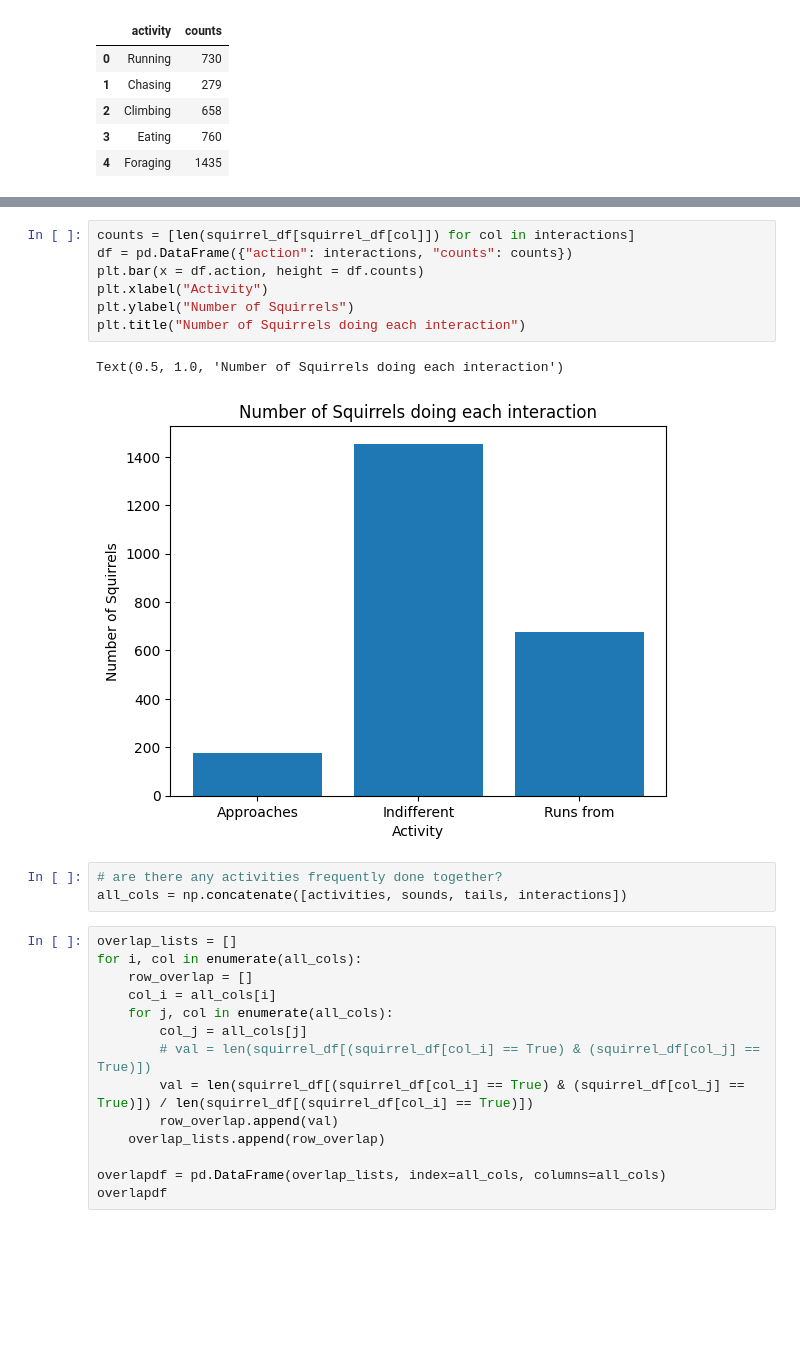
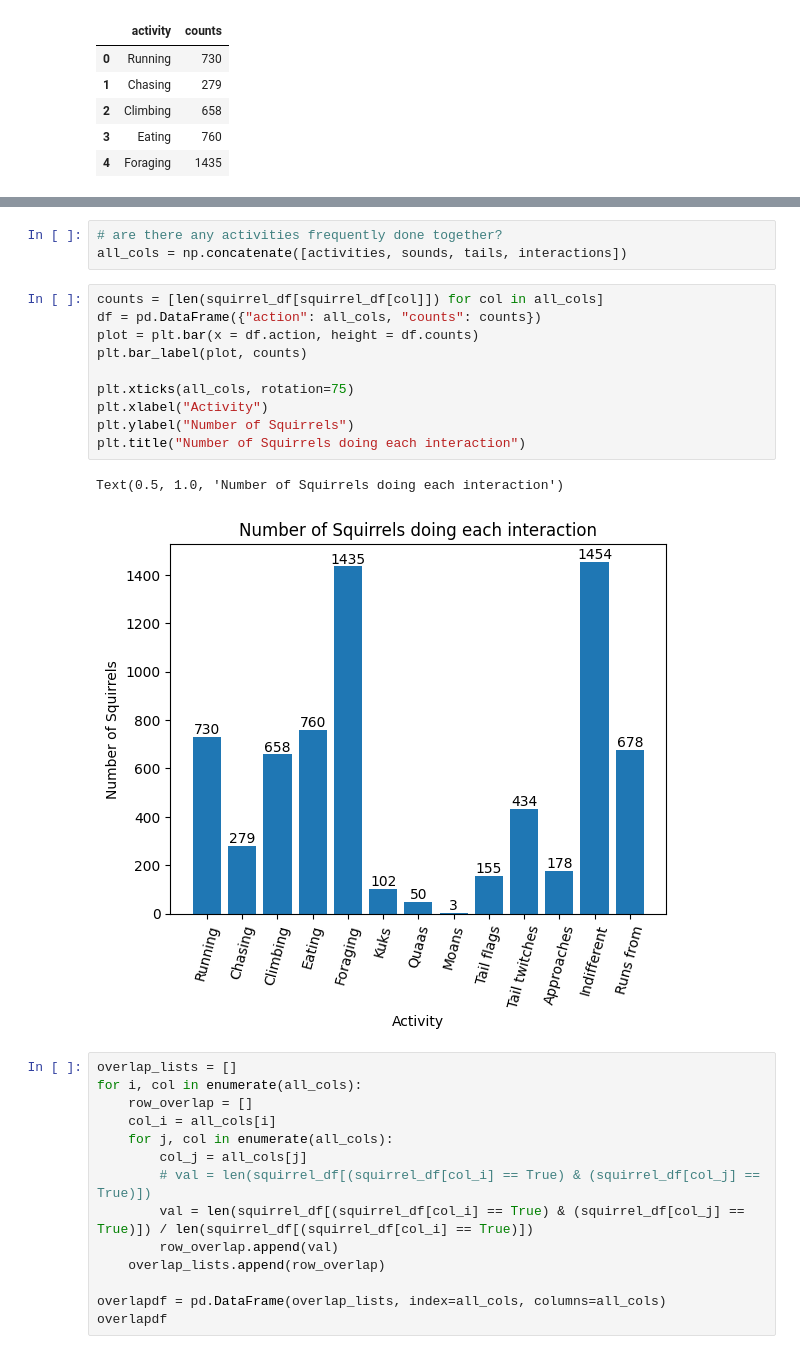
Before and after one commit to archiparekh/nyc-squirrels-hacker-hour, a Jupyter notebook: final.ipynb, the cells around one changed output, grey strips where cells are left out. Drawn from its saved outputs; the diff is of its cells as text; blank space fills up the shorter version.

```diff
--- a/final.ipynb
+++ b/final.ipynb
@@ -254,16 +217,19 @@ Text(0.5, 1.0, 'Number of Squirrels doing each tail motion')
-# %%
-counts = [len(squirrel_df[squirrel_df[col]]) for col in interactions]
-df = pd.DataFrame({"action": interactions, "counts": counts})
-plt.bar(x = df.action, height = df.counts)
-plt.xlabel("Activity")
-plt.ylabel("Number of Squirrels")
-plt.title("Number of Squirrels doing each interaction")
-# %% [output]
-Text(0.5, 1.0, 'Number of Squirrels doing each interaction')
-[figure, removed]
 # %%
 # are there any activities frequently done together?
 all_cols = np.concatenate([activities, sounds, tails, interactions])
+# %%
+counts = [len(squirrel_df[squirrel_df[col]]) for col in all_cols]
+df = pd.DataFrame({"action": all_cols, "counts": counts})
+plot = plt.bar(x = df.action, height = df.counts)
+plt.bar_label(plot, counts)
+
+plt.xticks(all_cols, rotation=75)
+plt.xlabel("Activity")
+plt.ylabel("Number of Squirrels")
+plt.title("Number of Squirrels doing each interaction")
+# %% [output]
+Text(0.5, 1.0, 'Number of Squirrels doing each interaction')
+[figure, added]
 # %%
 overlap_lists = []
 for i, col in enumerate(all_cols):
```
Also changed, not shown: parts of 19 cells of this notebook, 2 other files.
